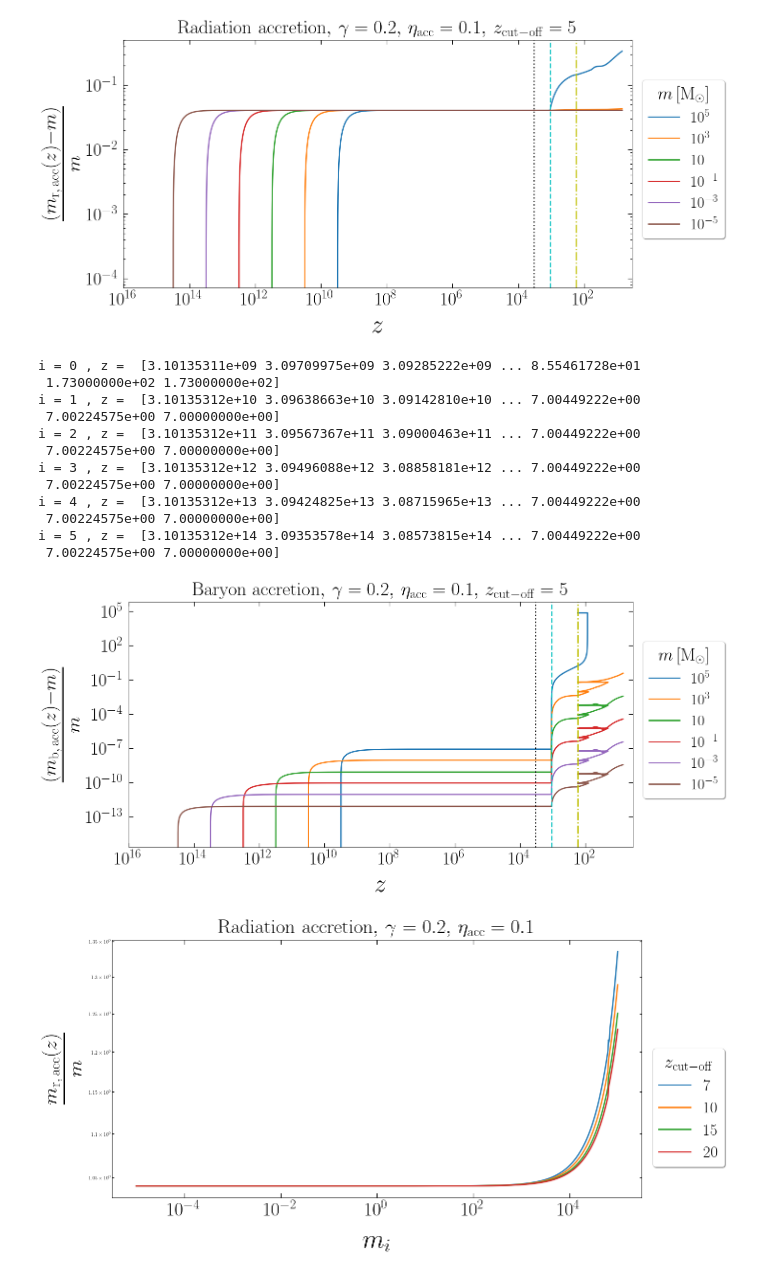
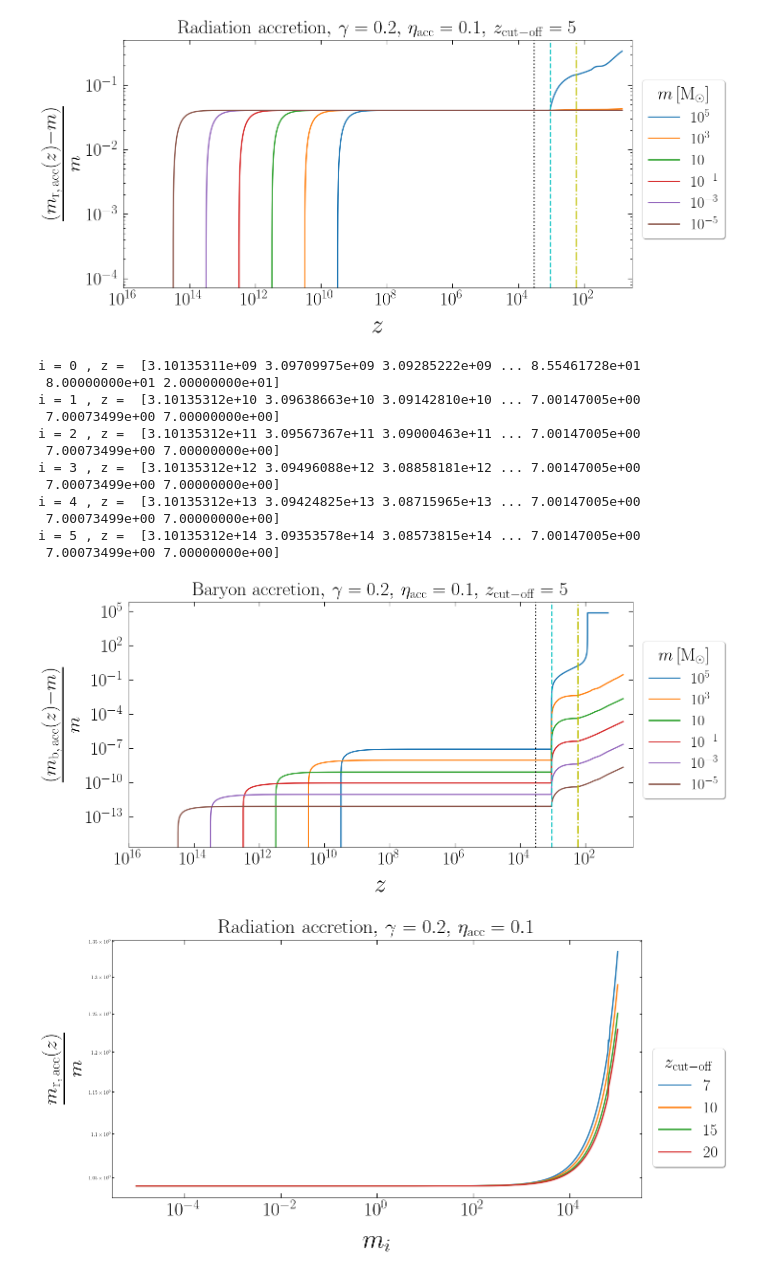
Before and after one commit to pratibhajangra591/project-2, a Jupyter notebook: accretion_concatenation.ipynb, the cells around one changed output. Drawn from its saved outputs; the diff is of its cells as text; code cells hidden in the pictures.

```diff
--- a/accretion_concatenation.ipynb
+++ b/accretion_concatenation.ipynb
@@ -196,24 +196,24 @@ for i, (m1, color) in enumerate(zip(m1_arr, colors)):
     γ = 0.2
     z_1i = z_pbh(m1,  γ)
     y_1i = m1
-    z_cut_off = z_eq
-    t1 = np.geomspace(z_1i, z_cut_off, 10000)
+    z_cut_off1 = z_eq
+    t1 = np.geomspace(z_1i, z_cut_off1, 10000)
     sol1 = solve_ivp(m_bacc, t_span = [t1[0], t1[-1]], y0 = [y_1i],  t_eval = t1)
     y1 = sol1.y[0]
 
 
     z_2i = z_eq
     y_2i = y1[-1]
-    z_cut_off = z_rec
-    t2 = np.geomspace(z_2i, z_cut_off, 10000)
+    z_cut_off2 = z_rec
+    t2 = np.geomspace(z_2i, z_cut_off2, 10000)
     sol2 = solve_ivp(m_bacc, t_span = [t2[0], t2[-1]], y0 = [y_2i],  t_eval = t2)
     y2 = sol2.y[0]
 
 
     z_3i = z_rec
     y_3i = y2[-1]
-    z_cut_off = z_th
-    t3 = np.geomspace(z_3i, z_cut_off, 10000)
+    z_cut_off3 = z_th
+    t3 = np.geomspace(z_3i, z_cut_off3, 10000)
     sol3 = solve_ivp(m_bacc, t_span = [t3[0], t3[-1]], y0 = [y_3i],  t_eval = t3)
     y3 = sol3.y[0]
 
@@ -221,23 +221,23 @@ for i, (m1, color) in enumerate(zip(m1_arr, colors)):
 
     z_4i = z_th
     y_4i = y3[-1]
-    z_cut_off = 80
-    t4 = np.geomspace(z_4i, z_cut_off, 10000)
+    z_cut_off4 = 80
+    t4 = np.geomspace(z_4i, z_cut_off4, 10000)
     sol4 = solve_ivp(m_bacc, t_span = [t4[0], t4[-1]], y0 = [y_4i],  t_eval = t4)
     y4 = sol4.y[0]
 
 
-    z_5i = z_th
+    z_5i = 80
     y_5i = y4[-1]
-    z_cut_off = 20
-    t5 = np.geomspace(z_5i, z_cut_off, 10000)
+    z_cut_off5 = 20
+    t5 = np.geomspace(z_5i, z_cut_off5, 10000)
     sol5 = solve_ivp(m_bacc, t_span = [t5[0], t5[-1]], y0 = [y_5i],  t_eval = t5)
     y5 = sol5.y[0]
 
 
-    z_6i = z_th
+    z_6i = 20
     y_6i = y5[-1]
-    z_cut_off = z_cut
+    z_cut_off6 = z_cut
     t6 = np.geomspace(z_6i, z_cut_off, 10000)
     sol6 = solve_ivp(m_bacc, t_span = [t6[0], t6[-1]], y0 = [y_6i],  t_eval = t6)
     y6 = sol6.y[0]
@@ -252,45 +252,45 @@ for i, (m1, color) in enumerate(zip(m1_arr, colors)):
     ax.loglog(T, ((Y - m1)/m1))
 
 
 
 
 
 
 plt.axvline(x = z_eq,  color = 'k',  linestyle = ':')
 plt.axvline(x = z_rec,  color = 'c',  linestyle = '--')
 plt.axvline(x = z_th,  color = 'y',  linestyle = '-.')
 ax.tick_params(axis='x', pad = 9.9)
 ax.tick_params(axis='y', pad = 9.9)
 
 
 plt.xticks(fontsize = 38)
 plt.yticks(fontsize = 38)
 plt.xlabel('$z$',fontsize = 52, labelpad = 14)
 plt.ylabel(r'$\frac{(m_\mathrm{b, \, acc}(z) - m)}{m} $',fontsize = 58, labelpad = 14)
 plt.legend(['$10^{5}$', r'$10^{3}$', '$10$',
             '$10^{-1}$', '$10^{-3}$', r'$10^{-5}$'],
            prop = {'size':32}, loc = (1.02, 0.2), shadow = True,
            title = '$m\, [\mathrm{M_{\odot}}]$' ,
            title_fontsize = 37, facecolor = 'white', fontsize = 65)
 plt.xlim(1e16, 0.5*z_cut_off)
 plt.xscale('log')
 plt.title(r'Baryon accretion$,\, \gamma = 0.2, \,\eta_\mathrm{acc} = 0.1, \, z_\mathrm{cut-off} = 5$', fontsize = 40, pad = 13)
 plt.savefig('bacc_z_cutoff5.pdf', bbox_inches = 'tight')
 plt.show()
 # %% [output]
 i = 0 , z =  [3.10135311e+09 3.09709975e+09 3.09285222e+09 ... 8.55461728e+01
- 1.73000000e+02 1.73000000e+02]
-i = 1 , z =  [3.10135312e+10 3.09638663e+10 3.09142810e+10 ... 7.00449222e+00
- 7.00224575e+00 7.00000000e+00]
-i = 2 , z =  [3.10135312e+11 3.09567367e+11 3.09000463e+11 ... 7.00449222e+00
- 7.00224575e+00 7.00000000e+00]
-i = 3 , z =  [3.10135312e+12 3.09496088e+12 3.08858181e+12 ... 7.00449222e+00
- 7.00224575e+00 7.00000000e+00]
-i = 4 , z =  [3.10135312e+13 3.09424825e+13 3.08715965e+13 ... 7.00449222e+00
- 7.00224575e+00 7.00000000e+00]
-i = 5 , z =  [3.10135312e+14 3.09353578e+14 3.08573815e+14 ... 7.00449222e+00
- 7.00224575e+00 7.00000000e+00]
+ 8.00000000e+01 2.00000000e+01]
+i = 1 , z =  [3.10135312e+10 3.09638663e+10 3.09142810e+10 ... 7.00147005e+00
+ 7.00073499e+00 7.00000000e+00]
+i = 2 , z =  [3.10135312e+11 3.09567367e+11 3.09000463e+11 ... 7.00147005e+00
+ 7.00073499e+00 7.00000000e+00]
+i = 3 , z =  [3.10135312e+12 3.09496088e+12 3.08858181e+12 ... 7.00147005e+00
+ 7.00073499e+00 7.00000000e+00]
+i = 4 , z =  [3.10135312e+13 3.09424825e+13 3.08715965e+13 ... 7.00147005e+00
+ 7.00073499e+00 7.00000000e+00]
+i = 5 , z =  [3.10135312e+14 3.09353578e+14 3.08573815e+14 ... 7.00147005e+00
+ 7.00073499e+00 7.00000000e+00]
-[figure, old version]
+[figure, new version]
 # %%
 # Accretion in radiation domination for different values of z_cut-off.
 
```
